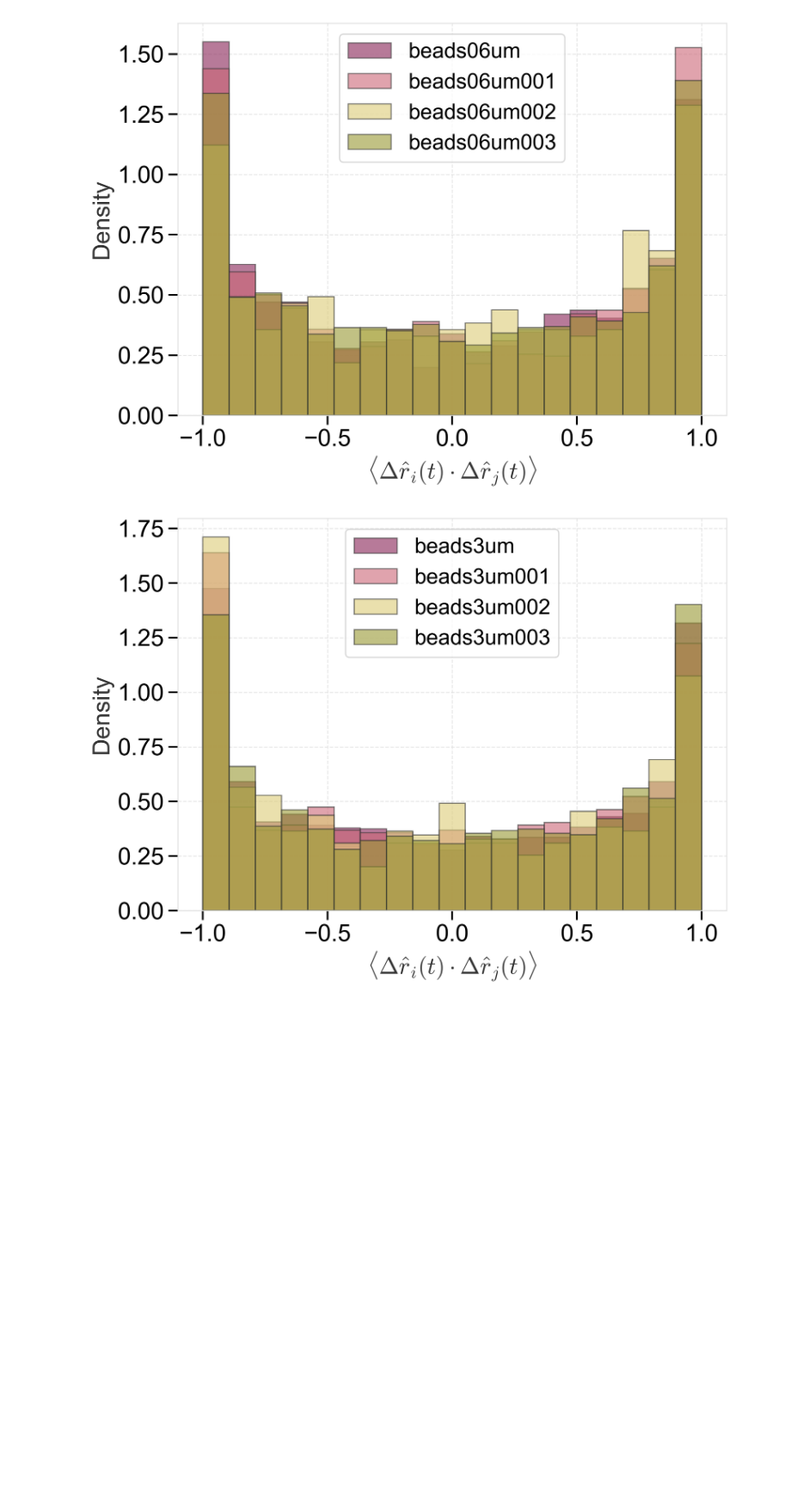
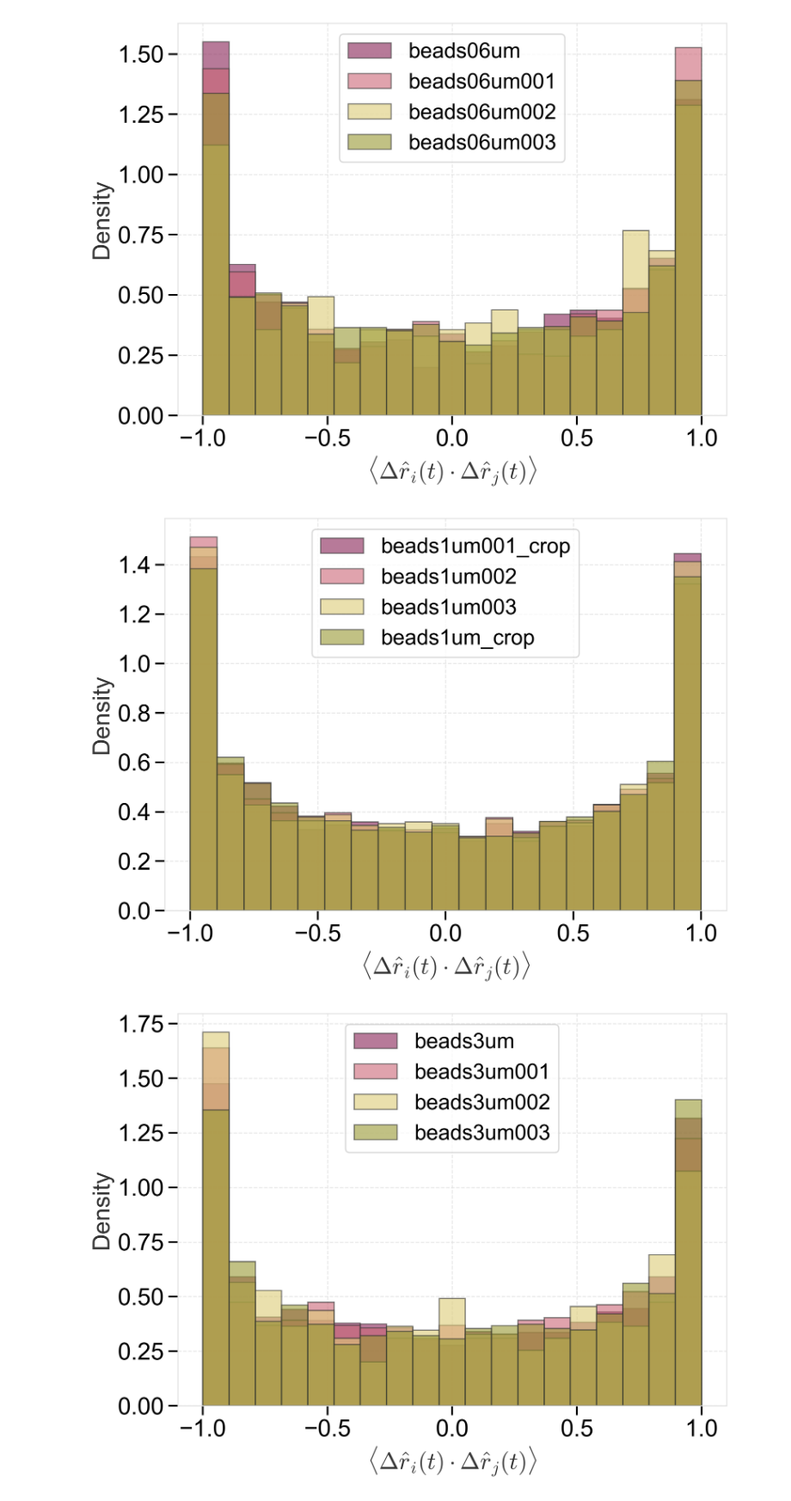
Before and after one commit to wppppupr/MTCargo_analysis, a Jupyter notebook: notebooks/beads_correlation.ipynb, the cells around one changed output. Shown at 86% size. Saved outputs shown, nothing was run; the diff lists cells and outputs as text; code cells hidden in the pictures; blank space fills up the shorter version.

```diff
--- a/notebooks/beads_correlation.ipynb
+++ b/notebooks/beads_correlation.ipynb
@@ -18,6 +18,8 @@ plt.style.use('../libs/my_style.mplstyle')
 style_colors = plt.rcParams['axes.prop_cycle'].by_key()['color']
 # %%
 mypass = Path('/Volumes/data/Sasaki/MTSingleBeads')
+mypass = Path('/mnt/NAS-Ebanaru/Sasaki/MTSingleBeads')
+
 
 folder = mypass / 'beads3um'
 
@@ -44,6 +46,7 @@ def make_corr_df(folder, lag_time_frames = 1):
     return corr_df
 
 corr06 = make_corr_df(mypass/'beads06um')
+corr1 = make_corr_df(mypass/'beads1um')
 corr3 = make_corr_df(mypass/'beads3um')
 corr5 = make_corr_df(mypass/'beads5um')
 corr7 = make_corr_df(mypass/'beads7um')
@@ -62,5 +65,19 @@ fig.savefig(mypass/'figure'/'corr_beads06um.pdf')
 # %% [output]
 [figure]
+# %%
+fig, ax = plt.subplots()
+
+bins = np.linspace(-1,1, 20)
+
+for exp, i in corr1.groupby('exp'):
+    ax.hist(i['corr'], bins, label=exp, alpha =0.6, density = True, edgecolor ='#333333')
+
+ax.legend()
+ax.set(xlabel = "$\\langle \\Delta\\hat{r}_i(t) \cdot \\Delta\\hat{r}_j(t) \\rangle$", ylabel='Density')
+
+fig.savefig(mypass/'figure'/'corr_beads1um.svg')
+# %% [output]
+[figure, added]
 # %%
 fig, ax = plt.subplots()
 
```
Also changed, not shown: parts of 4 cells of this notebook.
